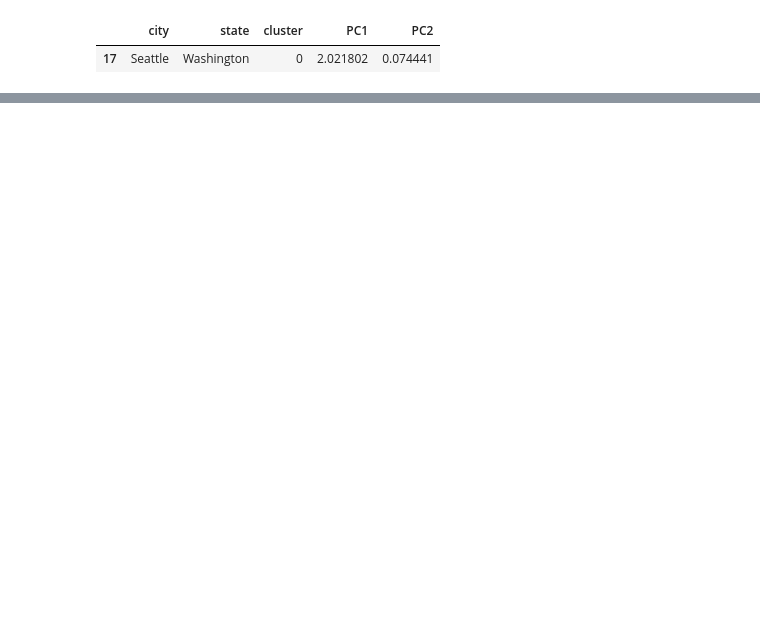
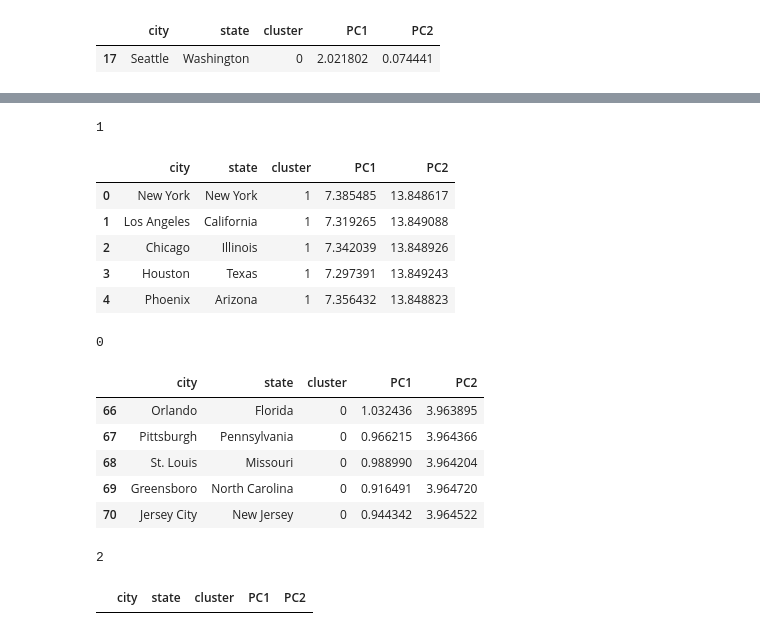
Before and after one commit to claravox/CSC466-project, a Jupyter notebook: clustering-living-plus-major.ipynb, the cells around one changed output, grey strips where cells are left out. Drawn from its saved outputs; the diff is of its cells as text; code cells hidden in the pictures; blank space fills up the shorter version.

```diff
--- a/clustering-living-plus-major.ipynb
+++ b/clustering-living-plus-major.ipynb
@@ -242,0 +258,21 @@ combined_info[combined_info['city'] == 'Seattle']
+# %%
+for cluster in cluster_labels[3].unique():
+    print(cluster)
+    display(combined_info[cluster_labels[3] == cluster].head())
+# %% [output]
+1
+|  | city | state | cluster | PC1 | PC2 |
+| 0 | New York | New York | 1 | 7.385485 | 13.848617 |
+| 1 | Los Angeles | California | 1 | 7.319265 | 13.849088 |
+| 2 | Chicago | Illinois | 1 | 7.342039 | 13.848926 |
+| 3 | Houston | Texas | 1 | 7.297391 | 13.849243 |
+| 4 | Phoenix | Arizona | 1 | 7.356432 | 13.848823 |
+0
+|  | city | state | cluster | PC1 | PC2 |
+| 66 | Orlando | Florida | 0 | 1.032436 | 3.963895 |
+| 67 | Pittsburgh | Pennsylvania | 0 | 0.966215 | 3.964366 |
+| 68 | St. Louis | Missouri | 0 | 0.988990 | 3.964204 |
+| 69 | Greensboro | North Carolina | 0 | 0.916491 | 3.964720 |
+| 70 | Jersey City | New Jersey | 0 | 0.944342 | 3.964522 |
+2
+|  | city | state | cluster | PC1 | PC2 |
```
Also changed, not shown: parts of 7 cells of this notebook.
